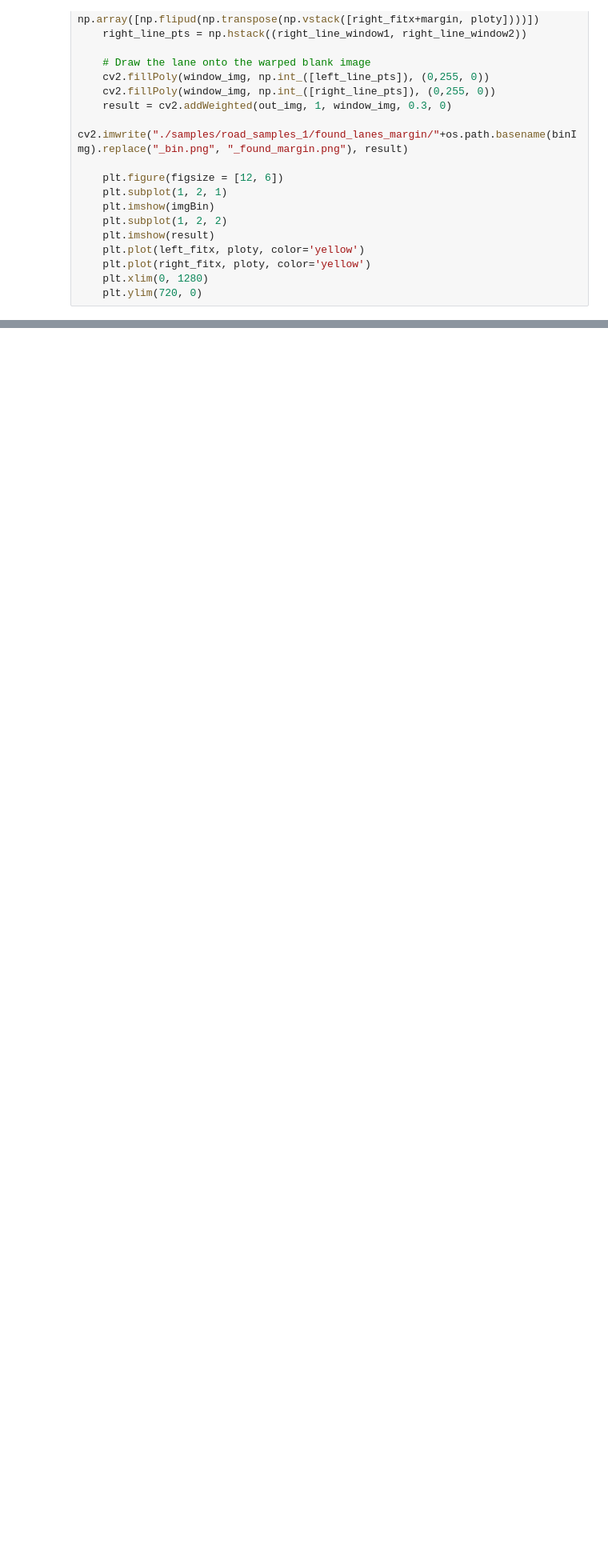
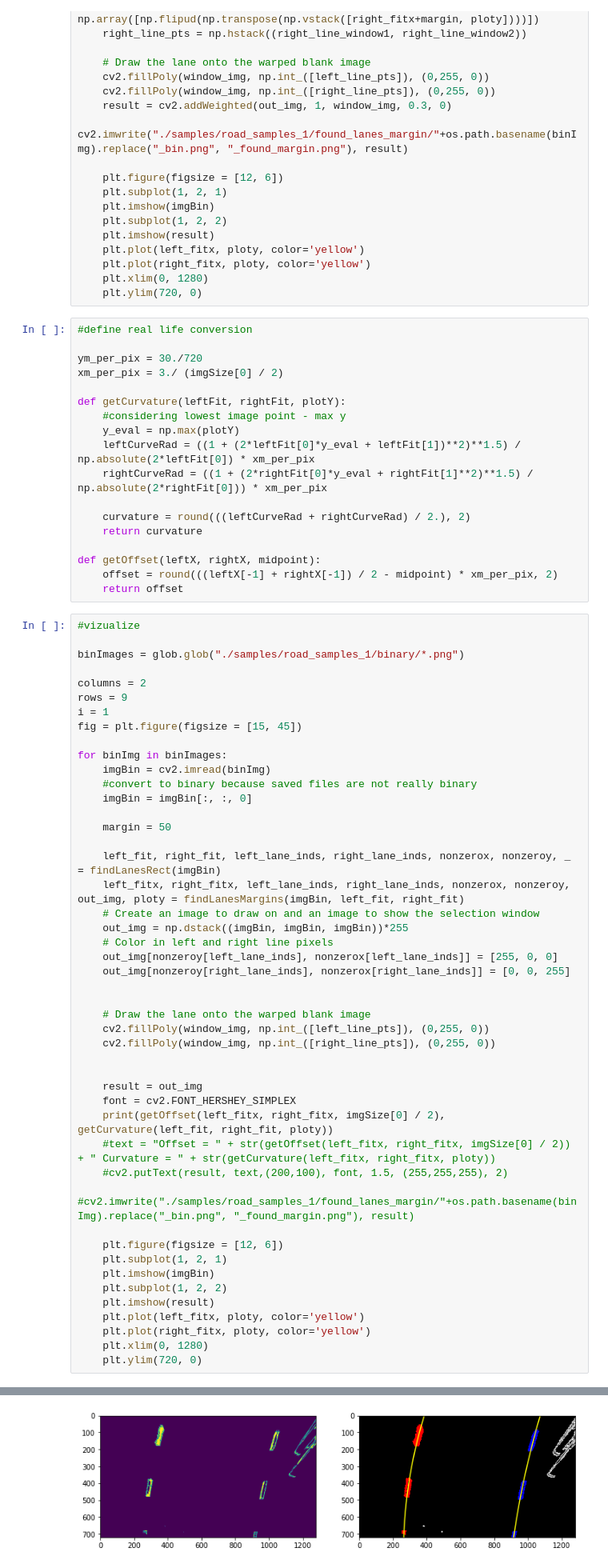
Before and after one commit to adamnapieralski/lane-keep-assist, a Jupyter notebook: LKA_notebook.ipynb, the cells around one changed output, grey strips where cells are left out. Shown at 80% size. Drawn from its saved outputs; the diff is of its cells as text; blank space fills up the shorter version.

Commit message:
Added curvature and offset calculating

```diff
--- a/LKA_notebook.ipynb
+++ b/LKA_notebook.ipynb
@@ -711,3 +711,69 @@ for binImg in binImages:
     plt.plot(right_fitx, ploty, color='yellow')
     plt.xlim(0, 1280)
     plt.ylim(720, 0)
+# %%
+#define real life conversion
+
+ym_per_pix = 30./720
+xm_per_pix = 3./ (imgSize[0] / 2)
+
+def getCurvature(leftFit, rightFit, plotY):
+    #considering lowest image point - max y
+    y_eval = np.max(plotY)
+    leftCurveRad = ((1 + (2*leftFit[0]*y_eval + leftFit[1])**2)**1.5) / np.absolute(2*leftFit[0]) * xm_per_pix
+    rightCurveRad = ((1 + (2*rightFit[0]*y_eval + rightFit[1]**2)**1.5) / np.absolute(2*rightFit[0])) * xm_per_pix
+
+    curvature = round(((leftCurveRad + rightCurveRad) / 2.), 2)
+    return curvature
+
+def getOffset(leftX, rightX, midpoint):
+    offset = round(((leftX[-1] + rightX[-1]) / 2 - midpoint) * xm_per_pix, 2)
+    return offset
+# %%
+#vizualize
+
+binImages = glob.glob("./samples/road_samples_1/binary/*.png")
+
+columns = 2
+rows = 9
+i = 1
+fig = plt.figure(figsize = [15, 45])
+
+for binImg in binImages:
+    imgBin = cv2.imread(binImg)
+    #convert to binary because saved files are not really binary
+    imgBin = imgBin[:, :, 0]
+
+    margin = 50
+
+    left_fit, right_fit, left_lane_inds, right_lane_inds, nonzerox, nonzeroy, _ = findLanesRect(imgBin)
+    left_fitx, right_fitx, left_lane_inds, right_lane_inds, nonzerox, nonzeroy, out_img, ploty = findLanesMargins(imgBin, left_fit, right_fit)
+    # Create an image to draw on and an image to show the selection window
+    out_img = np.dstack((imgBin, imgBin, imgBin))*255
+    # Color in left and right line pixels
+    out_img[nonzeroy[left_lane_inds], nonzerox[left_lane_inds]] = [255, 0, 0]
+    out_img[nonzeroy[right_lane_inds], nonzerox[right_lane_inds]] = [0, 0, 255]
+
+
+    # Draw the lane onto the warped blank image
+    cv2.fillPoly(window_img, np.int_([left_line_pts]), (0,255, 0))
+    cv2.fillPoly(window_img, np.int_([right_line_pts]), (0,255, 0))
+
+
+    result = out_img
+    font = cv2.FONT_HERSHEY_SIMPLEX
+    print(getOffset(left_fitx, right_fitx, imgSize[0] / 2), getCurvature(left_fit, right_fit, ploty))
+    #text = "Offset = " + str(getOffset(left_fitx, right_fitx, imgSize[0] / 2)) + " Curvature = " + str(getCurvature(left_fitx, right_fitx, ploty))
+    #cv2.putText(result, text,(200,100), font, 1.5, (255,255,255), 2)
+    #cv2.imwrite("./samples/road_samples_1/found_lanes_margin/"+os.path.basename(binImg).replace("_bin.png", "_found_margin.png"), result)
+
+    plt.figure(figsize = [12, 6])
+    plt.subplot(1, 2, 1)
+    plt.imshow(imgBin)
+    plt.subplot(1, 2, 2)
+    plt.imshow(result)
+    plt.plot(left_fitx, ploty, color='yellow')
+    plt.plot(right_fitx, ploty, color='yellow')
+    plt.xlim(0, 1280)
+    plt.ylim(720, 0)
+# %% [output]
@@ -713,0 +790 @@ for binImg in binImages:
+[figure, added]
```
Also changed, not shown: parts of 1 cell of this notebook.
